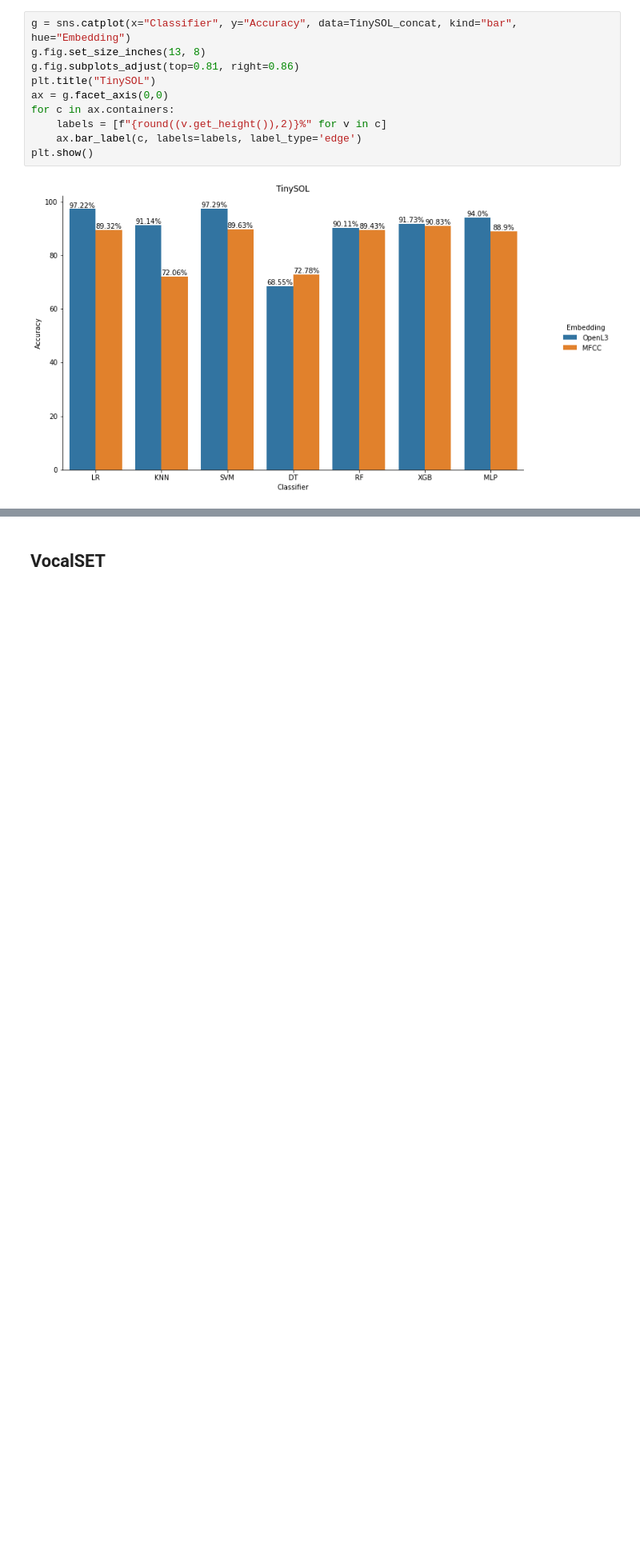
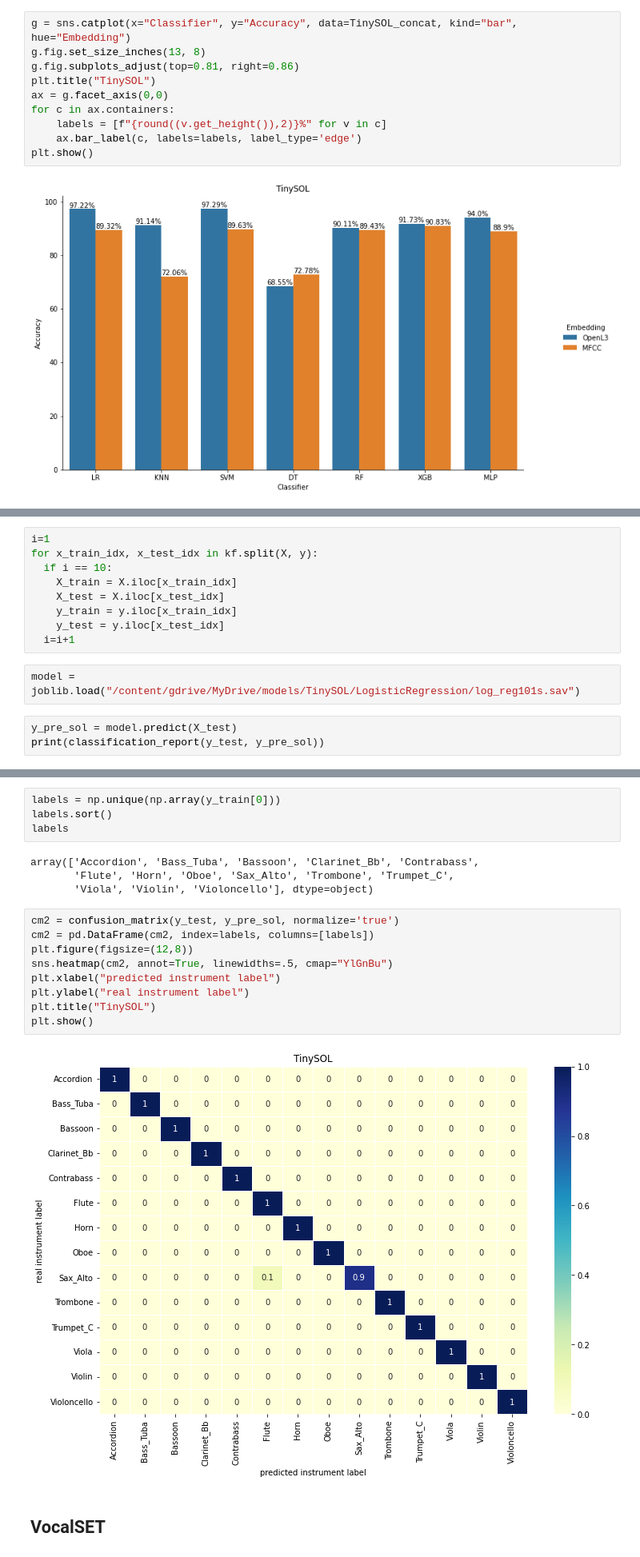
Before and after one commit to pszachew/Music-Genre-Classification, a Jupyter notebook: summary.ipynb, the cells around one changed output, grey strips where cells are left out. Shown at 80% size. Saved outputs shown, nothing was run; the diff lists cells and outputs as text; blank space fills up the shorter version.

```diff
--- a/summary.ipynb
+++ b/summary.ipynb
@@ -174,0 +281,14 @@ plt.show()
+# %%
+i=1
+for x_train_idx, x_test_idx in kf.split(X, y):
+  if i == 10:
+    X_train = X.iloc[x_train_idx]
+    X_test = X.iloc[x_test_idx]
+    y_train = y.iloc[x_train_idx]
+    y_test = y.iloc[x_test_idx]
+  i=i+1
+# %%
+model = joblib.load("/content/gdrive/MyDrive/models/TinySOL/LogisticRegression/log_reg101s.sav")
+# %%
+y_pre_sol = model.predict(X_test)
+print(classification_report(y_test, y_pre_sol))
@@ -175,3 +316,22 @@ plt.show()
+# %%
+labels = np.unique(np.array(y_train[0]))
+labels.sort()
+labels
+# %% [output]
+array(['Accordion', 'Bass_Tuba', 'Bassoon', 'Clarinet_Bb', 'Contrabass',
+       'Flute', 'Horn', 'Oboe', 'Sax_Alto', 'Trombone', 'Trumpet_C',
+       'Viola', 'Violin', 'Violoncello'], dtype=object)
+# %%
+cm2 = confusion_matrix(y_test, y_pre_sol, normalize='true')
+cm2 = pd.DataFrame(cm2, index=labels, columns=[labels])
+plt.figure(figsize=(12,8))
+sns.heatmap(cm2, annot=True, linewidths=.5, cmap="YlGnBu")
+plt.xlabel("predicted instrument label")
+plt.ylabel("real instrument label")
+plt.title("TinySOL")
+plt.show()
+# %% [output]
+[figure, added]
 # %% [markdown]
 ## **VocalSET**
 # %%
```
Also changed, not shown: parts of 19 cells of this notebook.
